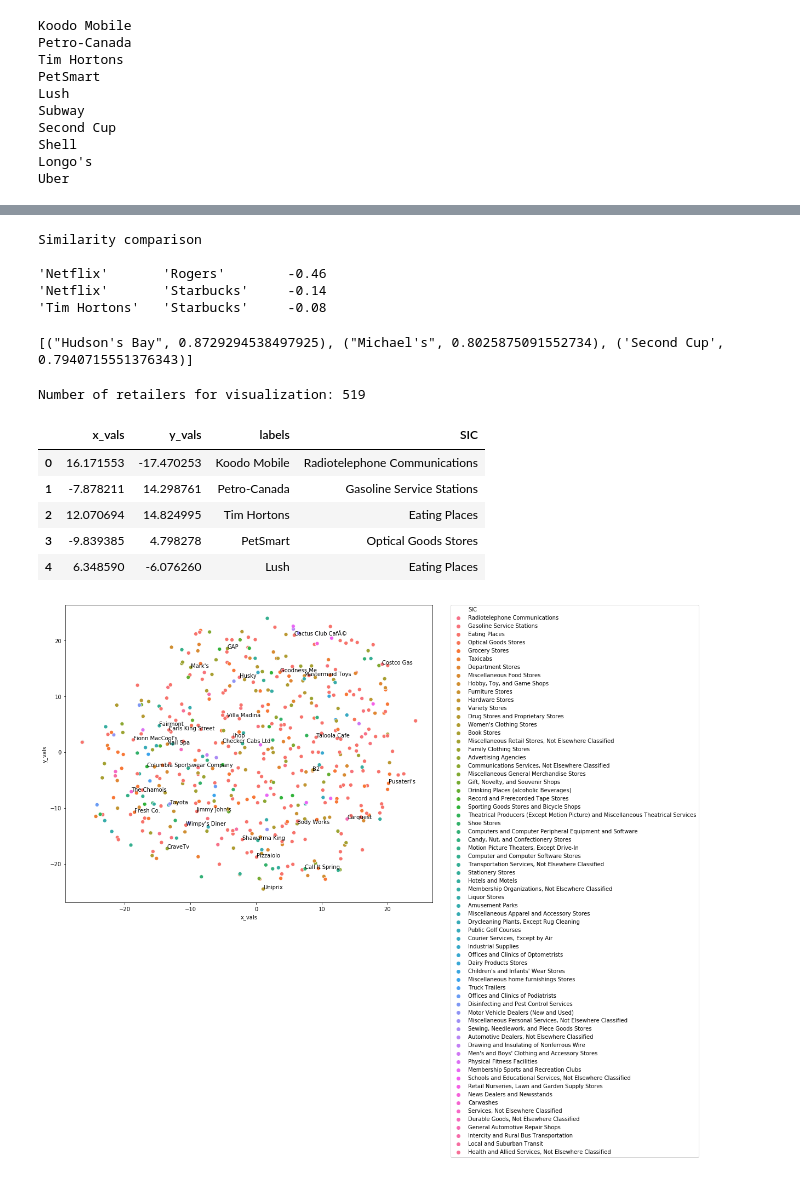
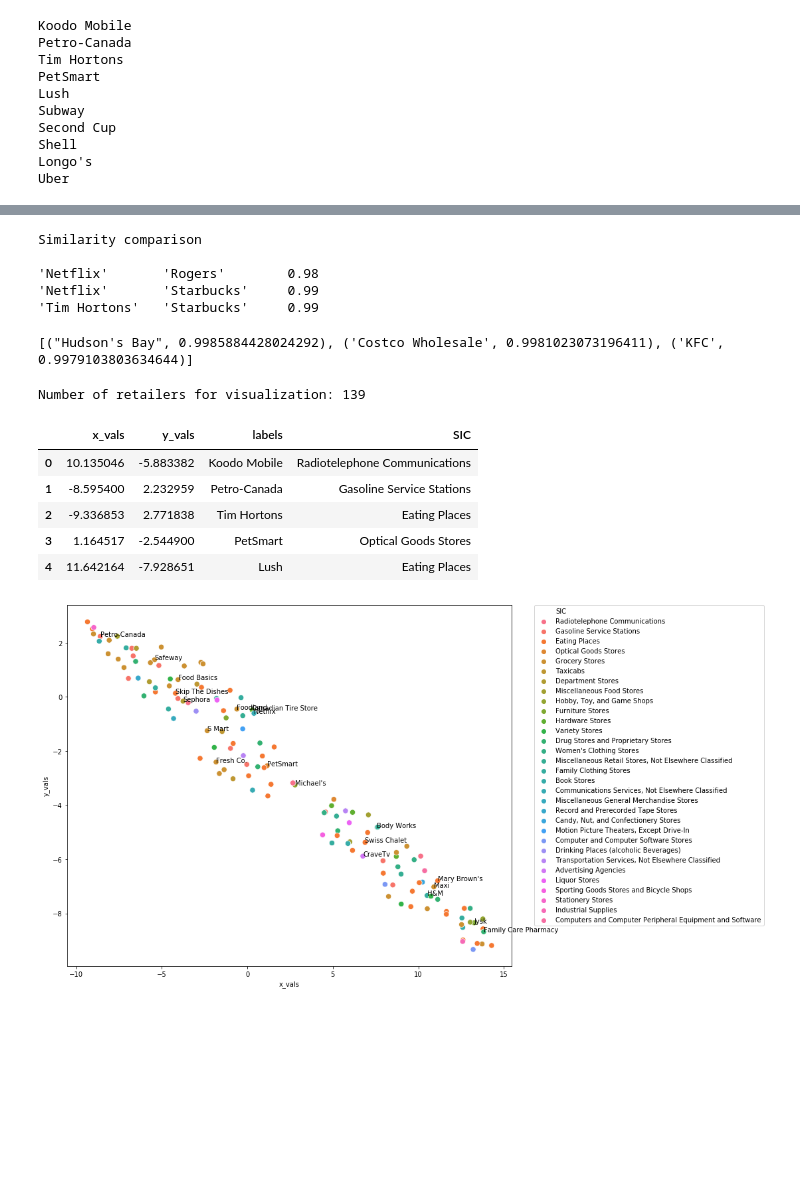
Before and after one commit to rui-zhang-ocean/Predict_Transactions, a Jupyter notebook: item2vec_test.ipynb, the cells around one changed output, grey strips where cells are left out. Cells and saved outputs as stored; diff of their text form; code cells hidden in the pictures; blank space fills up the shorter version.

```diff
--- a/item2vec_test.ipynb
+++ b/item2vec_test.ipynb
@@ -103,13 +102,13 @@ Records percentage used from weekly group: 4.31
 start = datetime.datetime.now()
 
 model = Word2Vec(sentences = training_data, # list of sets of retailers
-                 iter = 5, # epoch
-                 min_count = 1, # a retailer has to appear more than min_count times to be kept
+                 iter = 10, # epoch
+                 min_count = 5, # a retailer has to appear more than min_count times to be kept
                  size = 10, # hidden layer dimensions
                  workers = 4, # specify the number of threads to be used for training
                  sg = 1, # Defines the training algorithm. We will use skip-gram so 1 is chosen.
                  hs = 0, # Set to 0, as we are applying negative sampling.
-                 negative = 5, # If > 0, negative sampling will be used. We will use a value of 5.
+                 negative = 10, # If > 0, negative sampling will be used. We will use a value of 5.
                  window = 9999999)
 
 print("Model training time: " + str(datetime.datetime.now()-start))
@@ -151,14 +150,14 @@ for w1, w2 in pairs:
 # %% [output]
 Similarity comparison
 
-'Netflix'       'Rogers'        -0.46
-'Netflix'       'Starbucks'     -0.14
-'Tim Hortons'   'Starbucks'     -0.08
+'Netflix'       'Rogers'        0.98
+'Netflix'       'Starbucks'     0.99
+'Tim Hortons'   'Starbucks'     0.99
 # %%
 # find out most similar terms
 print(model.wv.most_similar(positive=['Amazon'], topn=3))
 # %% [output]
-[("Hudson's Bay", 0.8729294538497925), ("Michael's", 0.8025875091552734), ('Second Cup', 0.7940715551376343)]
+[("Hudson's Bay", 0.9985884428024292), ('Costco Wholesale', 0.9981023073196411), ('KFC', 0.9979103803634644)]
 # %%
 # visualize all words
 from sklearn.decomposition import IncrementalPCA    # inital reduction
@@ -216,26 +215,26 @@ df2plot = pd.DataFrame(tmp_list, columns=['x_vals','y_vals','labels','SIC'])
 print("Number of retailers for visualization: %d" % len(labels))
 df2plot.head()
 # %% [output]
-Number of retailers for visualization: 519
+Number of retailers for visualization: 139
 |  | x_vals | y_vals | labels | SIC |
-| 0 | 16.171553 | -17.470253 | Koodo Mobile | Radiotelephone Communications |
-| 1 | -7.878211 | 14.298761 | Petro-Canada | Gasoline Service Stations |
-| 2 | 12.070694 | 14.824995 | Tim Hortons | Eating Places |
-| 3 | -9.839385 | 4.798278 | PetSmart | Optical Goods Stores |
-| 4 | 6.348590 | -6.076260 | Lush | Eating Places |
+| 0 | 10.135046 | -5.883382 | Koodo Mobile | Radiotelephone Communications |
+| 1 | -8.595400 | 2.232959 | Petro-Canada | Gasoline Service Stations |
+| 2 | -9.336853 | 2.771838 | Tim Hortons | Eating Places |
+| 3 | 1.164517 | -2.544900 | PetSmart | Optical Goods Stores |
+| 4 | 11.642164 | -7.928651 | Lush | Eating Places |
 # %%
 plt.figure(figsize=(12, 10))
-sns.scatterplot(data = df2plot, x="x_vals", y="y_vals", hue="SIC", s=50, legend = 'brief');
+sns.scatterplot(data = df2plot, x="x_vals", y="y_vals", hue="SIC", s=70, legend = 'brief');
 
 # put legend outside the box
 plt.legend(bbox_to_anchor=(1.05, 1), loc=2, borderaxespad=0.)
 
 # randomly label the retailers
 indices = list(range(len(labels)))
-selected_indices = random.sample(indices, 30)
+selected_indices = random.sample(indices, 20)
 for i in selected_indices:
     plt.annotate(labels[i], (x_vals[i], y_vals[i]))
 # %% [output]
-[figure, old version]
+[figure, new version]
 # %%
 #plot_with_matplotlib(x_vals, y_vals, labels)
```
Also changed, not shown: parts of 3 cells of this notebook.
